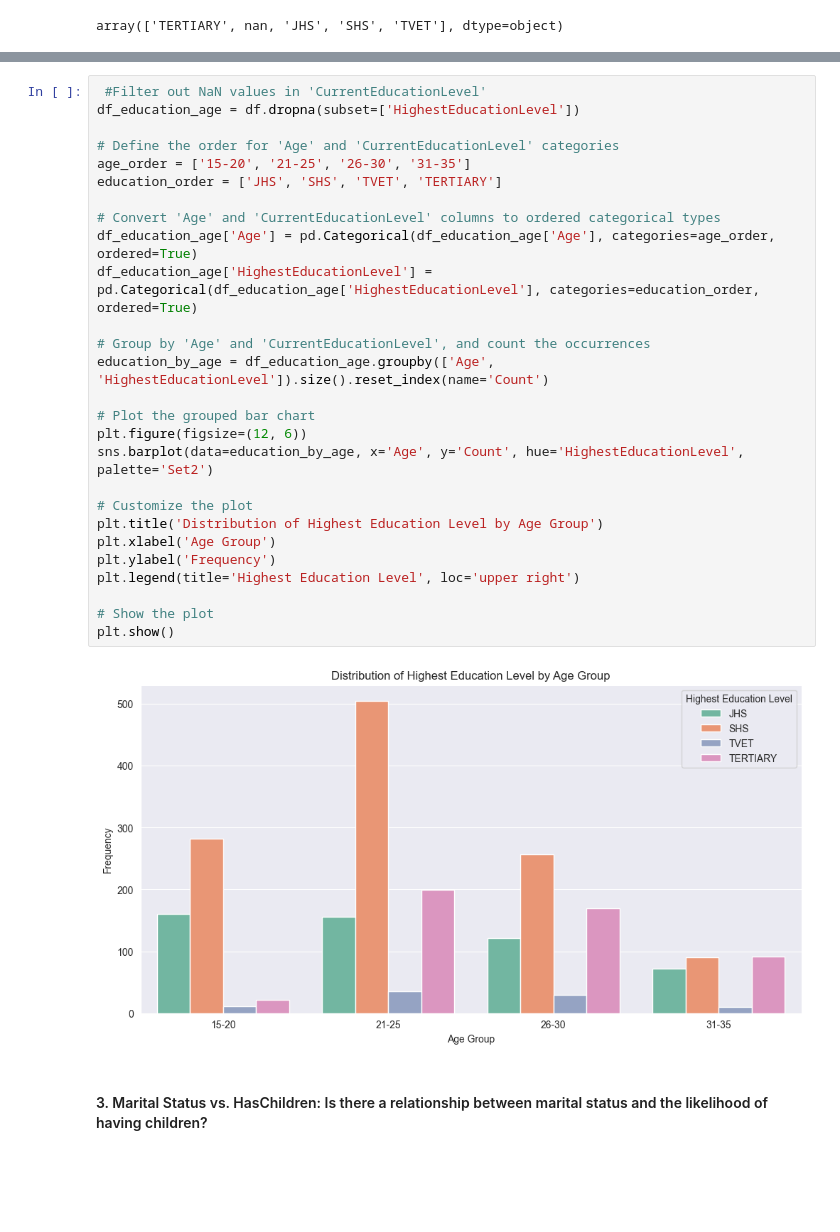
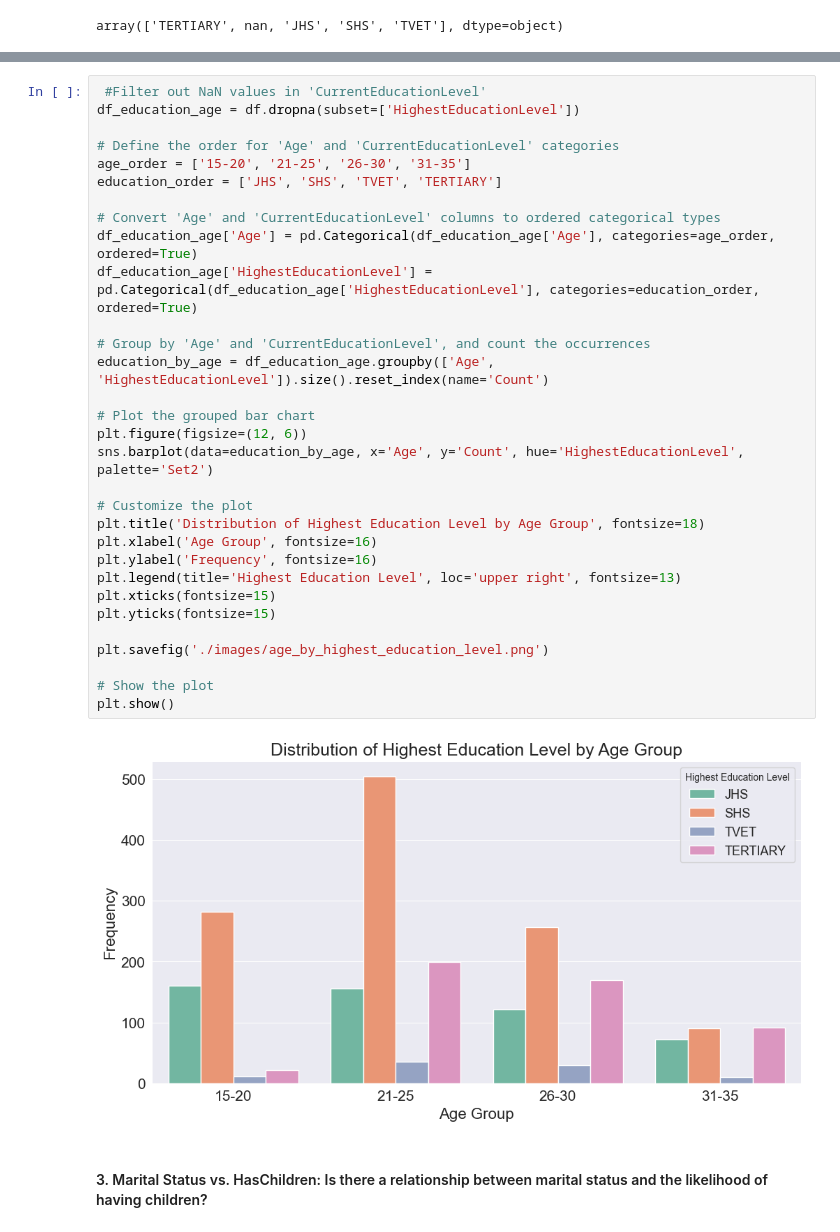
Before and after one commit to Emmanuel-Afrifa/Kofcity, a Jupyter notebook: notebook.ipynb, the cells around one changed output, grey strips where cells are left out. Saved outputs shown, nothing was run; the diff lists cells and outputs as text; blank space fills up the shorter version.

```diff
--- a/notebook.ipynb
+++ b/notebook.ipynb
@@ -2361,32 +2369,36 @@ plt.show()
 # %%
  #Filter out NaN values in 'CurrentEducationLevel'
 df_education_age = df.dropna(subset=['HighestEducationLevel'])
 
 # Define the order for 'Age' and 'CurrentEducationLevel' categories
 age_order = ['15-20', '21-25', '26-30', '31-35']
 education_order = ['JHS', 'SHS', 'TVET', 'TERTIARY']
 
 # Convert 'Age' and 'CurrentEducationLevel' columns to ordered categorical types
 df_education_age['Age'] = pd.Categorical(df_education_age['Age'], categories=age_order, ordered=True)
 df_education_age['HighestEducationLevel'] = pd.Categorical(df_education_age['HighestEducationLevel'], categories=education_order, ordered=True)
 
 # Group by 'Age' and 'CurrentEducationLevel', and count the occurrences
 education_by_age = df_education_age.groupby(['Age', 'HighestEducationLevel']).size().reset_index(name='Count')
 
 # Plot the grouped bar chart
 plt.figure(figsize=(12, 6))
 sns.barplot(data=education_by_age, x='Age', y='Count', hue='HighestEducationLevel', palette='Set2')
 
 # Customize the plot
-plt.title('Distribution of Highest Education Level by Age Group')
-plt.xlabel('Age Group')
-plt.ylabel('Frequency')
-plt.legend(title='Highest Education Level', loc='upper right')
+plt.title('Distribution of Highest Education Level by Age Group', fontsize=18)
+plt.xlabel('Age Group', fontsize=16)
+plt.ylabel('Frequency', fontsize=16)
+plt.legend(title='Highest Education Level', loc='upper right', fontsize=13)
+plt.xticks(fontsize=15)
+plt.yticks(fontsize=15)
+
+plt.savefig('./images/age_by_highest_education_level.png')
 
 # Show the plot
 plt.show()
 # %% [output]
-[figure, old version]
+[figure, new version]
 # %% [markdown]
 #### 3. Marital Status vs. HasChildren: Is there a relationship between marital status and the likelihood of having children?
 # %%
```
Also changed, not shown: parts of 4 cells of this notebook, 5 other files.
